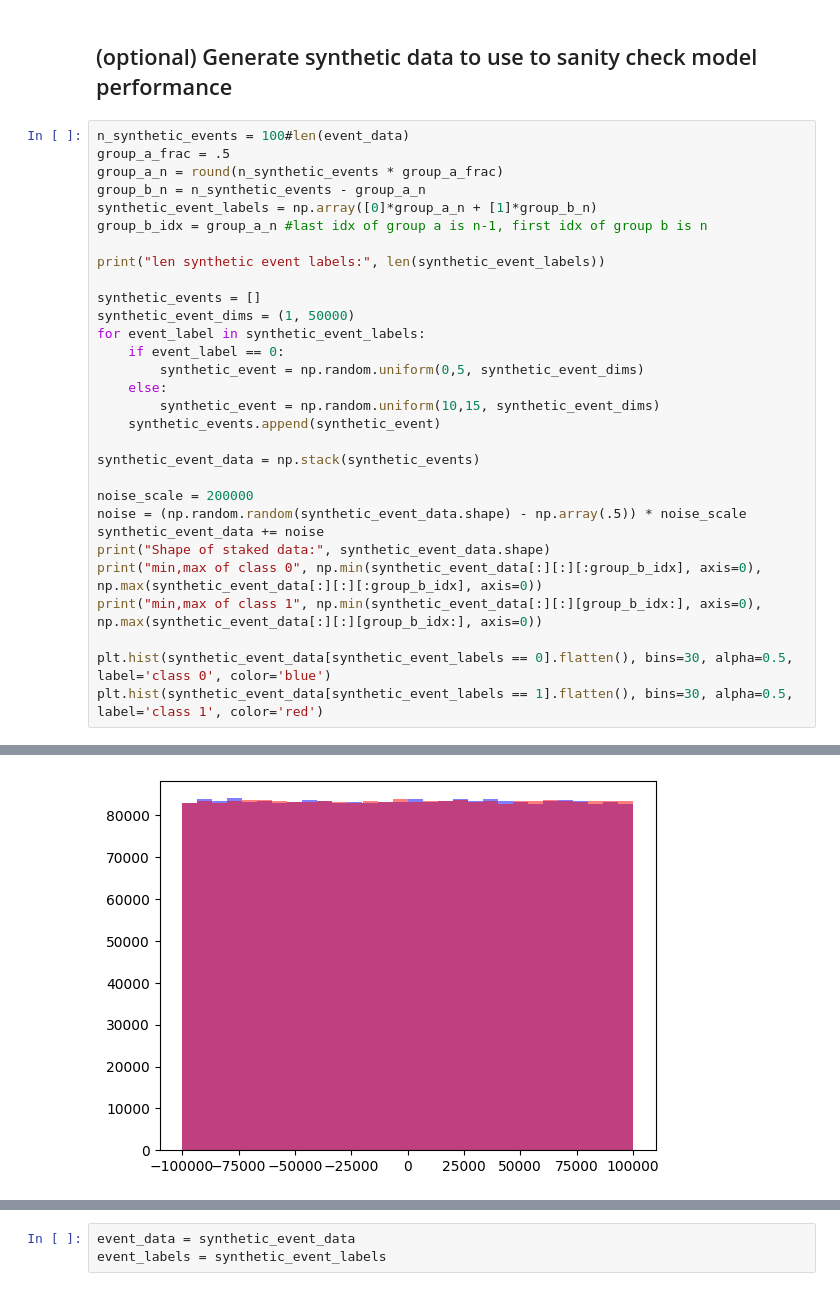
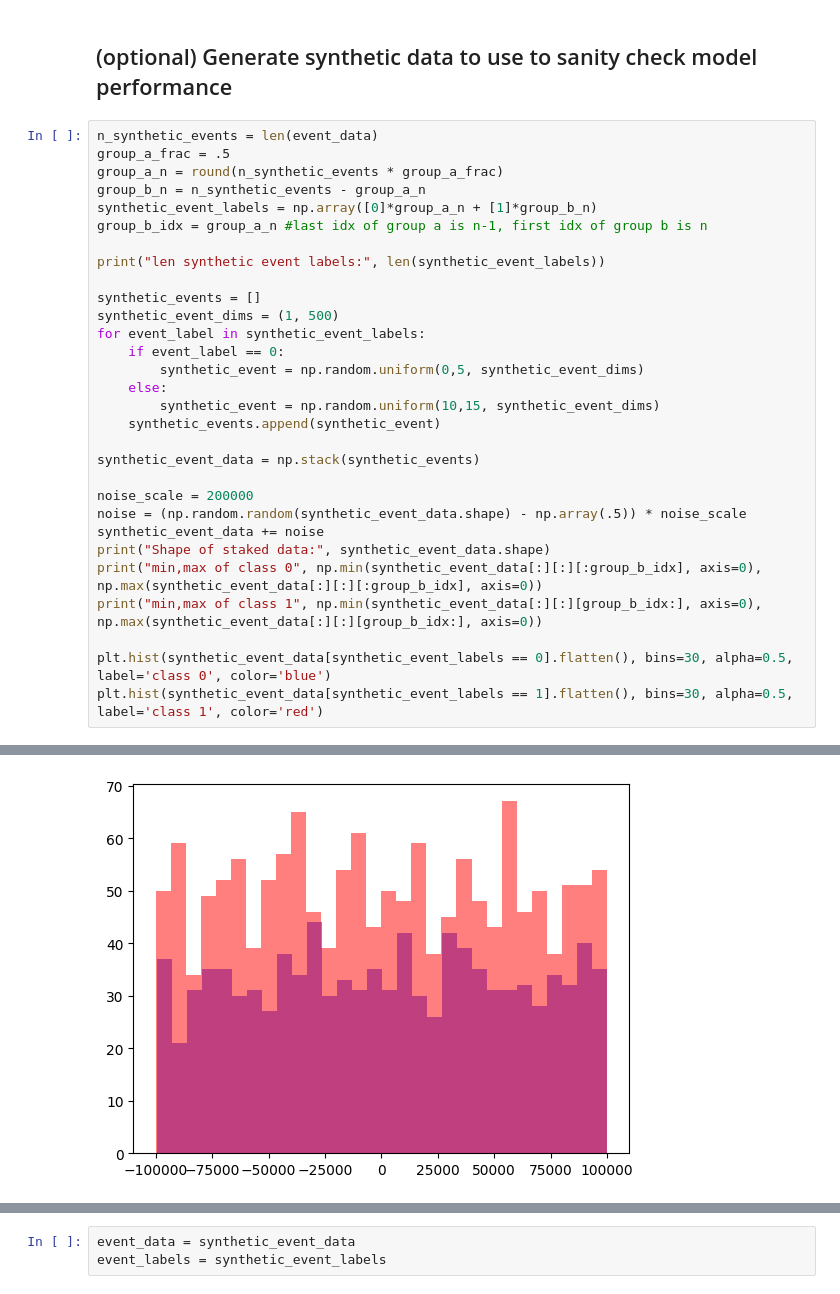
Before and after one commit to neural-imagery/signal-classifier, a Jupyter notebook: train.ipynb, the cells around one changed output, grey strips where cells are left out. Cells and saved outputs as stored; diff of their text form.

Commit message:
pushing data

```diff
--- a/train.ipynb
+++ b/train.ipynb
@@ -140,7 +169,7 @@ event data shape (25, 32, 50)
 # %% [markdown]
 ## (optional) Generate synthetic data to use to sanity check model performance
 # %%
-n_synthetic_events = 100#len(event_data)
+n_synthetic_events = len(event_data)
 group_a_frac = .5
 group_a_n = round(n_synthetic_events * group_a_frac)
 group_b_n = n_synthetic_events - group_a_n
@@ -150,7 +179,7 @@ group_b_idx = group_a_n #last idx of group a is n-1, first idx of group b is n
 print("len synthetic event labels:", len(synthetic_event_labels))
 
 synthetic_events = []
-synthetic_event_dims = (1, 50000)
+synthetic_event_dims = (1, 500)
 for event_label in synthetic_event_labels:
     if event_label == 0:
         synthetic_event = np.random.uniform(0,5, synthetic_event_dims)
@@ -193,5 +230,5 @@ min,max of class 1 [[-98784.7987311  -90889.03384163 -99209.21690178 ... -97551.
  <BarContainer object of 30 artists>)
-[figure, old version]
+[figure, new version]
 # %%
 print("noise shape", synthetic_event_data.shape)
 stds = np.std(synthetic_event_data, axis=1)
```
Also changed, not shown: parts of 21 cells of this notebook, 10 other files.
